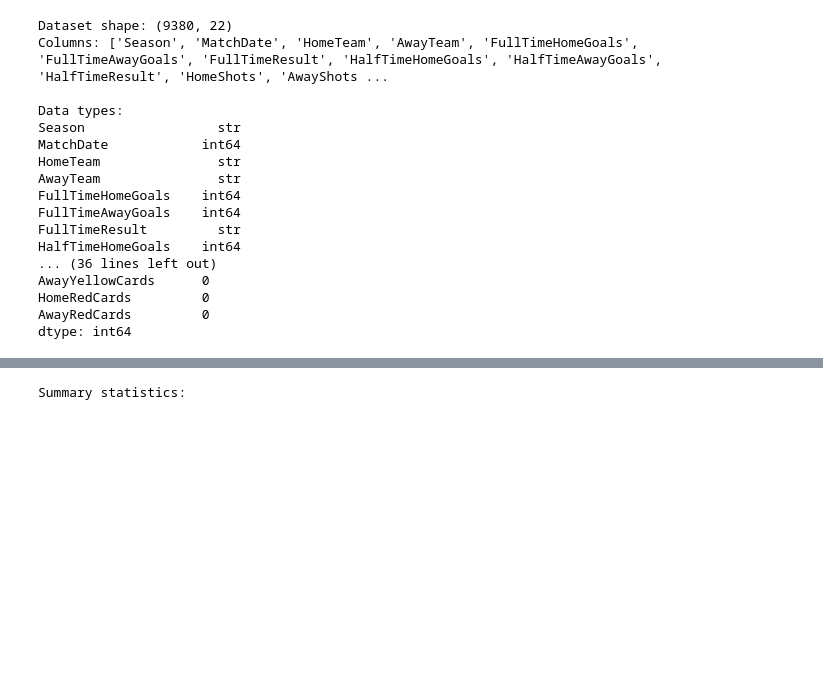
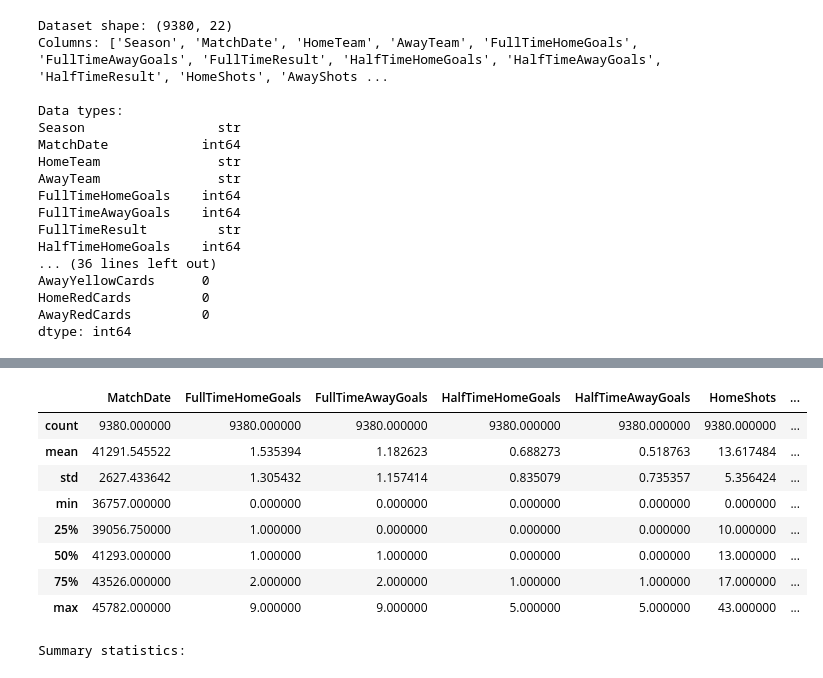
Before and after one commit to Eren275/ML-project, a Jupyter notebook: MLM.ipynb, the cells around one changed output, grey strips where cells are left out. Drawn from its saved outputs; the diff is of its cells as text; code cells hidden in the pictures; blank space fills up the shorter version.

```diff
--- a/MLM.ipynb
+++ b/MLM.ipynb
@@ -68,4 +68,16 @@ First rows:
 5 rows × 22 columns
+# %%
+df.describe()
+# %% [output]
+|  | MatchDate | FullTimeHomeGoals | FullTimeAwayGoals | HalfTimeHomeGoals | HalfTimeAwayGoals | HomeShots | ... |
+| count | 9380.000000 | 9380.000000 | 9380.000000 | 9380.000000 | 9380.000000 | 9380.000000 | ... |
+| mean | 41291.545522 | 1.535394 | 1.182623 | 0.688273 | 0.518763 | 13.617484 | ... |
+| std | 2627.433642 | 1.305432 | 1.157414 | 0.835079 | 0.735357 | 5.356424 | ... |
+| min | 36757.000000 | 0.000000 | 0.000000 | 0.000000 | 0.000000 | 0.000000 | ... |
+| 25% | 39056.750000 | 1.000000 | 0.000000 | 0.000000 | 0.000000 | 10.000000 | ... |
+| 50% | 41293.000000 | 1.000000 | 1.000000 | 0.000000 | 0.000000 | 13.000000 | ... |
+| 75% | 43526.000000 | 2.000000 | 2.000000 | 1.000000 | 1.000000 | 17.000000 | ... |
+| max | 45782.000000 | 9.000000 | 9.000000 | 5.000000 | 5.000000 | 43.000000 | ... |
 # %%
 print("\nSummary statistics:")
 display(df.describe(include='all').transpose())
```
Also changed, not shown: parts of 1 cell of this notebook.
